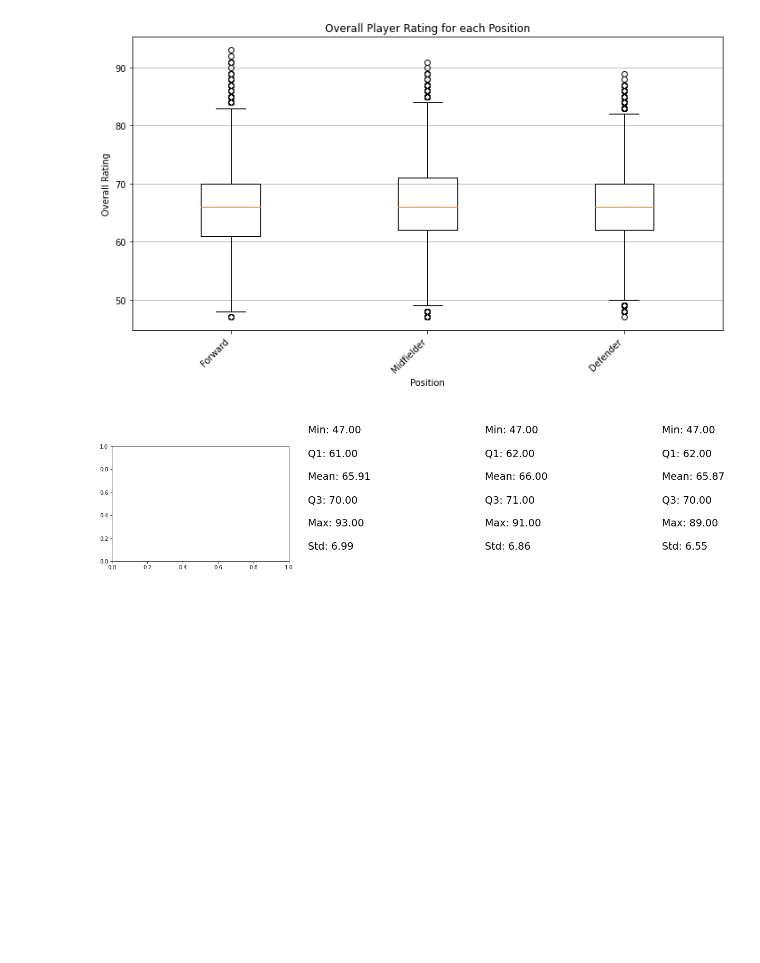
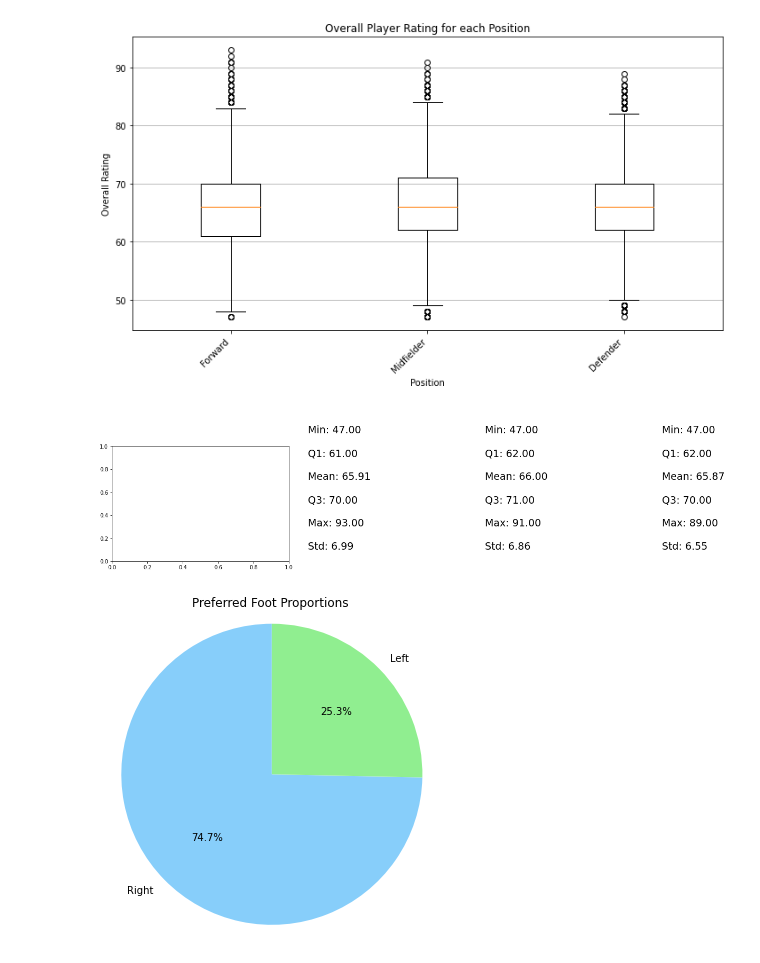
Before and after one commit to Abdulazeez-Dolapo/masters-dissertation, a Jupyter notebook: eda.ipynb, the cells around one changed output. Cells and saved outputs as stored; diff of their text form; code cells hidden in the pictures; blank space fills up the shorter version.

Commit message:
pie chart for the proportions of preferred foot

```diff
--- a/eda.ipynb
+++ b/eda.ipynb
@@ -98,3 +98,15 @@ for i, position in enumerate(data['position'].unique()):
    plt.text(i + 1, 0, stats_str, fontsize=19)
 # %% [output]
 [figure]
+# %%
+# Plot the Pie Chart for the Proportions of Preferred Foot for the players
+preferred_foot_count = data['preferred_foot'].value_counts()
+
+plt.figure(figsize=(6, 6))
+colors = ['lightskyblue', 'lightgreen']
+plt.pie(preferred_foot_count, labels=preferred_foot_count.index, colors=colors, autopct='%1.1f%%', startangle=90)
+plt.axis('equal')
+plt.title('Preferred Foot Proportions')
+plt.show()
+# %% [output]
+[figure, added]
```
